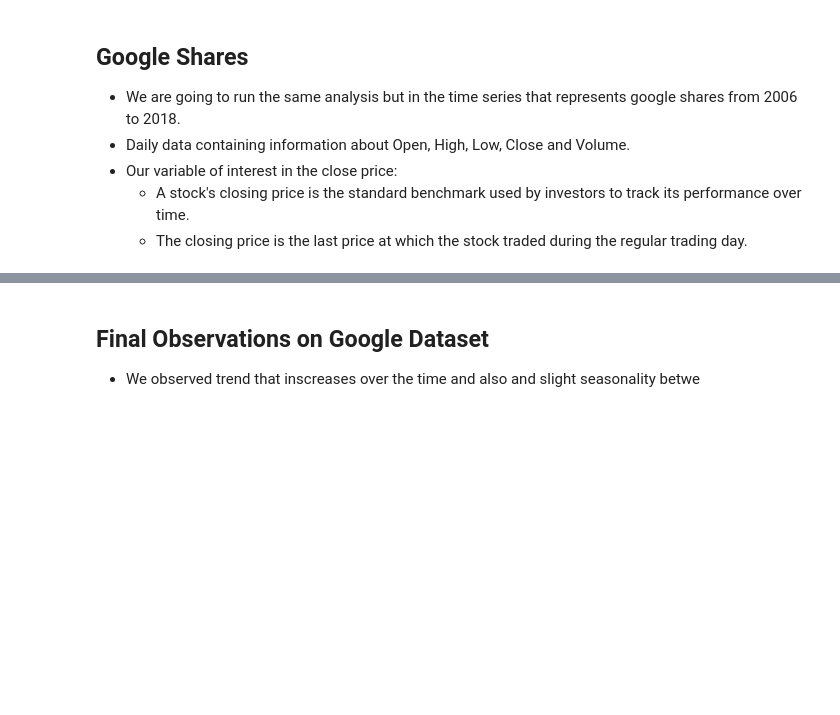
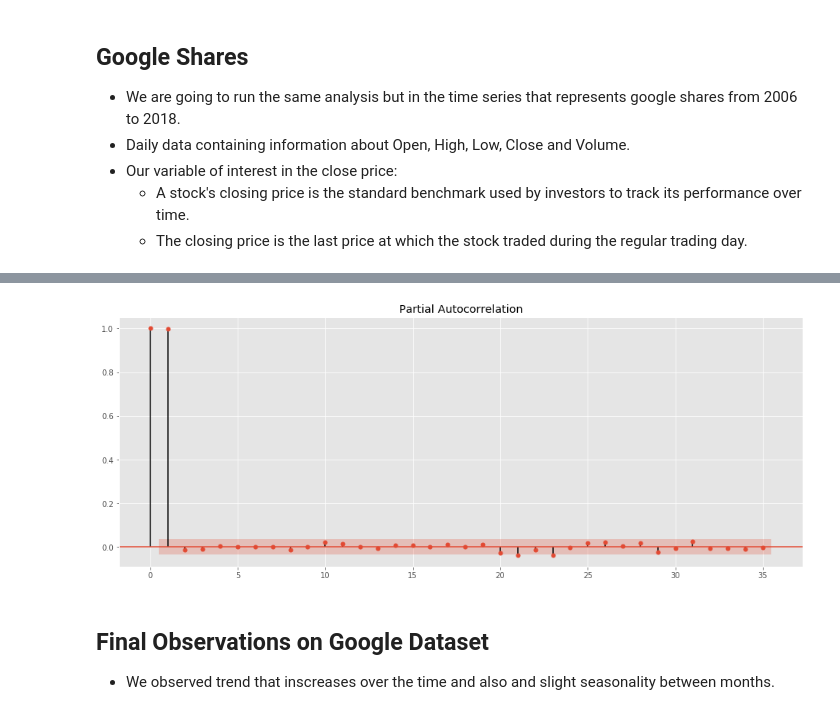
Before and after one commit to leonardo-meireles/Series-Temporais-e-Aprendizado-Dinamico-SME0808, a Jupyter notebook: notebooks/P1.ipynb, the cells around one changed output, grey strips where cells are left out. Cells and saved outputs as stored; diff of their text form; code cells hidden in the pictures; blank space fills up the shorter version.

```diff
--- a/notebooks/P1.ipynb
+++ b/notebooks/P1.ipynb
@@ -172,3 +174,9 @@ fig = y.plot()
+# %%
+fig, ax = plt.subplots(1, 1, figsize=(16, 6))
+plot_pacf(google['Close'], ax=ax)
+plt.show()
+# %% [output]
+[figure, added]
 # %% [markdown]
 ## Final Observations on Google Dataset
-* We observed trend that inscreases over the time and also and slight seasonality betwe
+* We observed trend that inscreases over the time and also and slight seasonality between months.
```
Also changed, not shown: parts of 40 cells of this notebook, 3 other files.
